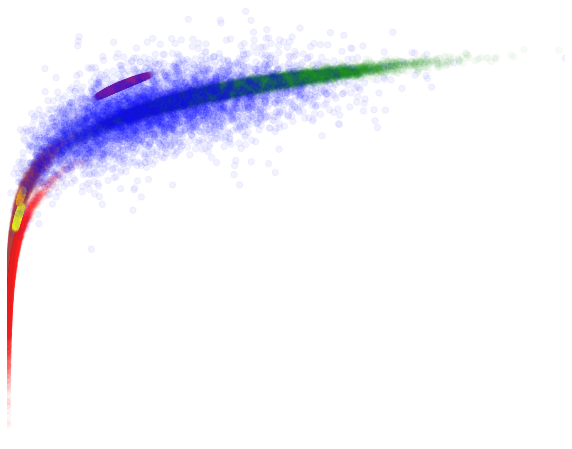
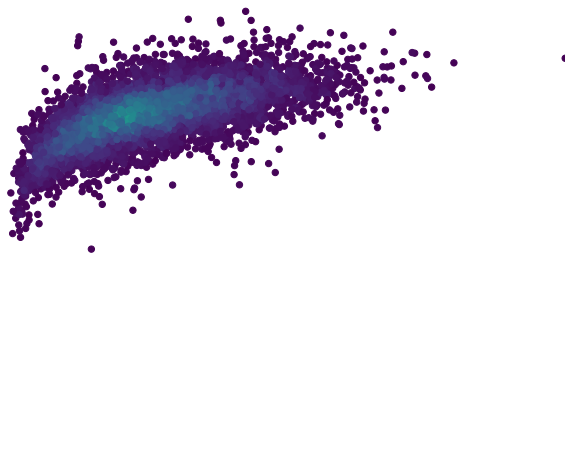
The notebook cell's code change between the first figure and the second:
--- before
+++ after
@@ -23,4 +23,5 @@
 gpr_sample = np.reshape(gpr_sample, [int(len(gpr_sample)/4), 4])
 histw, wgk = histogram_weight_2d(gpr_sample[:,0],gpr_sample[:,1],Nx,Ny,xlim,ylim)
+print('wgk max: %.15E' % np.amax(wgk))
 wg += [np.copy(wgk)]
 gpr_sample = np.append(gpr_sample, histw[...,None], axis=1)
@@ -42,5 +43,5 @@
 plt.legend()
 
-print(np.amax(gpr_sample[:,4]))
+print("histw max: %.15E" % np.amax(gpr_sample[:,4]))
 plt.figure(2)
 plt.scatter(gpr_sample[:,0], gpr_sample[:,1],s=0.6, c=gpr_sample[:,4])
@@ -114,16 +115,18 @@
 fig = plt.gcf()
 fig.set_size_inches(10, 8)
-fig.savefig("./1s3.naive.scatter.pdf", dpi=600, bbox_inches='tight')
+# fig.savefig("./1s3.naive.scatter.pdf", dpi=600, bbox_inches='tight')
 
 plt.figure(6)
-for k in range(6):
-    plt.scatter(flat_samples[k][:,0], flat_samples[k][:,1], s=40.0, c=flat_samples[k][:,2],label=names[k], cmap='colorMap%d' % k)
-plt.scatter(gpr_sample[:,0], gpr_sample[:,1],s=40.0, c=gpr_sample[:,4], cmap='BlueAlphaMap')
+# for k in range(6):
+#     plt.scatter(flat_samples[k][:,0], flat_samples[k][:,1], s=40.0, c=flat_samples[k][:,2],label=names[k], cmap='colorMap%d' % k)
+# plt.scatter(gpr_sample[:,0], gpr_sample[:,1],s=40.0, c=gpr_sample[:,4], cmap='BlueAlphaMap')
+plt.scatter(gpr_sample[:,0], gpr_sample[:,1],s=40.0, c=gpr_sample[:,4])
 # plt.pcolor(XG,YG,wg[-1],edgecolor='none',cmap='BlueAlphaMap')
 # plt.pcolor(XG,YG,np.ones([Nx+1,Ny+1]),alpha=wg[-1]/np.amax(wg[-1]),edgecolor='none')
 plt.xlim([0, 60])
 plt.ylim([0, 2.6])
+plt.clim(0, 6.7e-3)
 plt.axis('off')
 fig = plt.gcf()
 fig.set_size_inches(10, 8)
-# fig.savefig("./1s3.gpr.scatter.pdf", dpi=600, bbox_inches='tight')
+fig.savefig("./1s3.gpr.scatter.new.pdf", dpi=600, bbox_inches='tight')

Commit: data post-processing.